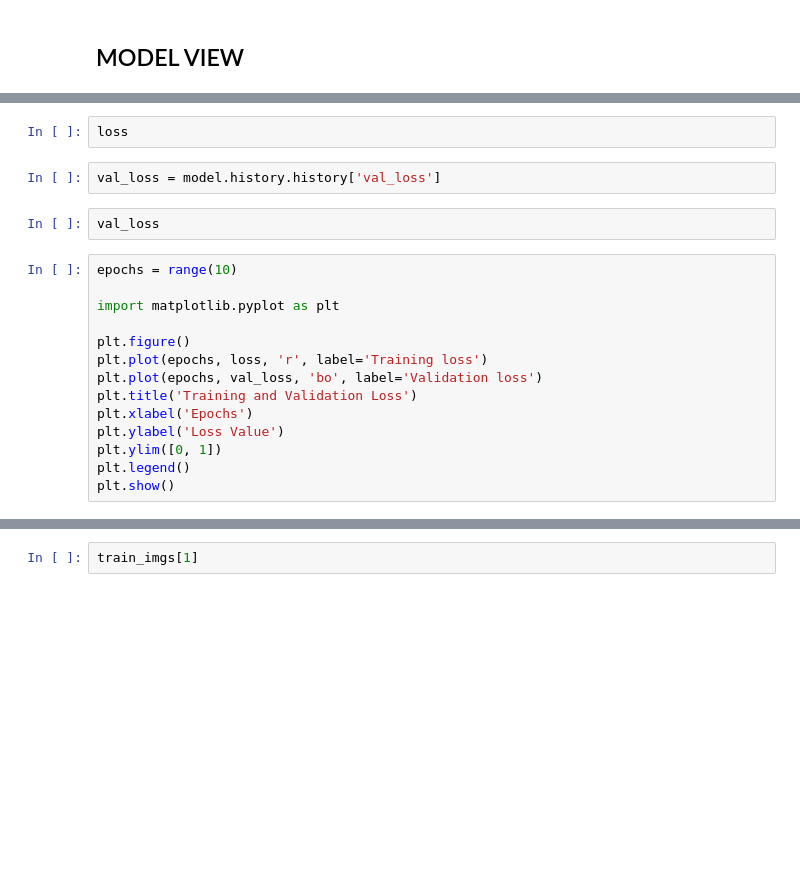
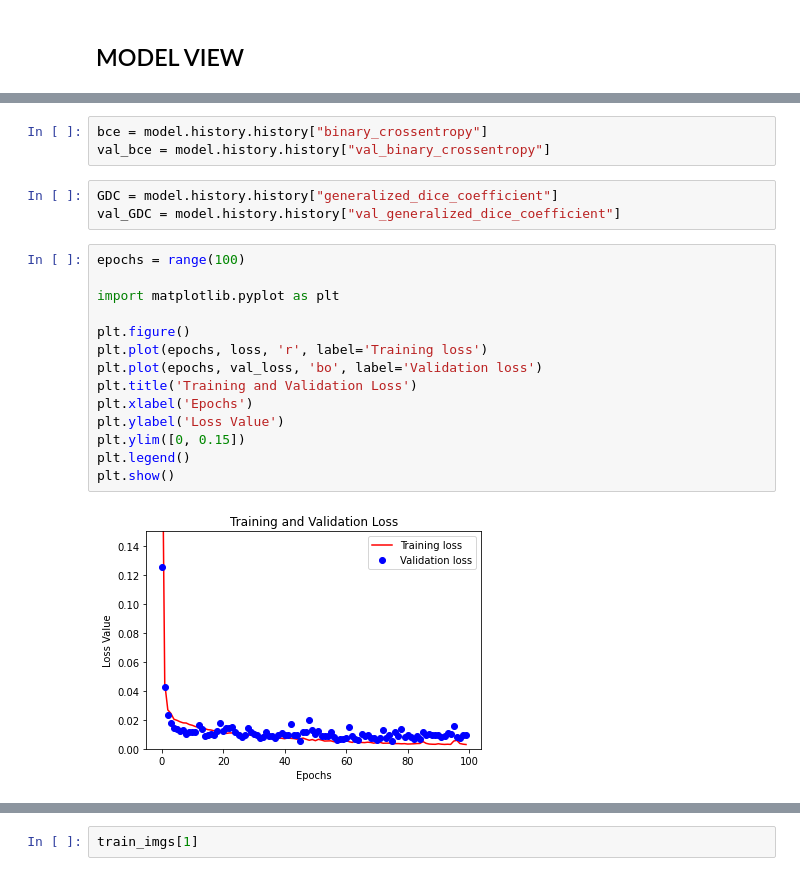
Before and after one commit to sunmarknatecom/01_markcv, a Jupyter notebook: step3_train_sub.ipynb, the cells around one changed output, grey strips where cells are left out. Saved outputs shown, nothing was run; the diff lists cells and outputs as text; blank space fills up the shorter version.

```diff
--- a/step3_train_sub.ipynb
+++ b/step3_train_sub.ipynb
@@ -415,20 +422,22 @@ loss = model.history.history['loss']
-# %%
-loss
-# %%
-val_loss = model.history.history['val_loss']
-# %%
-val_loss
+# %%
+bce = model.history.history["binary_crossentropy"]
+val_bce = model.history.history["val_binary_crossentropy"]
+# %%
+GDC = model.history.history["generalized_dice_coefficient"]
+val_GDC = model.history.history["val_generalized_dice_coefficient"]
 # %%
-epochs = range(10)
+epochs = range(100)
 
 import matplotlib.pyplot as plt
 
 plt.figure()
 plt.plot(epochs, loss, 'r', label='Training loss')
 plt.plot(epochs, val_loss, 'bo', label='Validation loss')
 plt.title('Training and Validation Loss')
 plt.xlabel('Epochs')
 plt.ylabel('Loss Value')
-plt.ylim([0, 1])
+plt.ylim([0, 0.15])
 plt.legend()
 plt.show()
+# %% [output]
+[figure, added]
```
Also changed, not shown: parts of 6 cells of this notebook.
